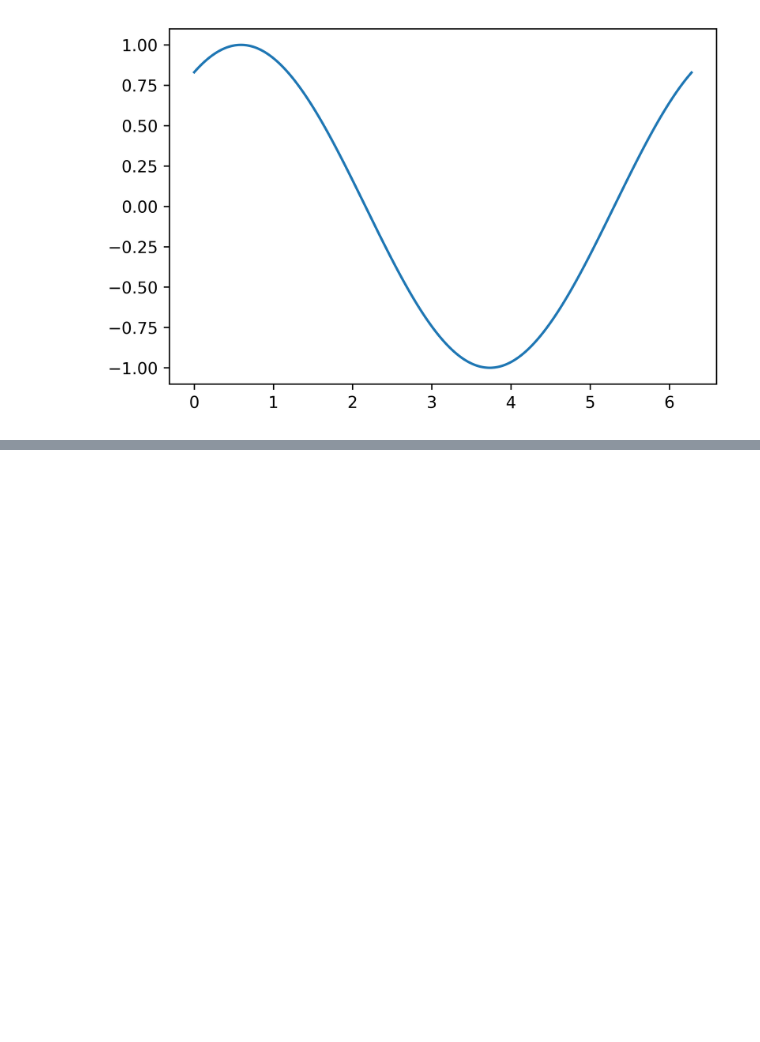
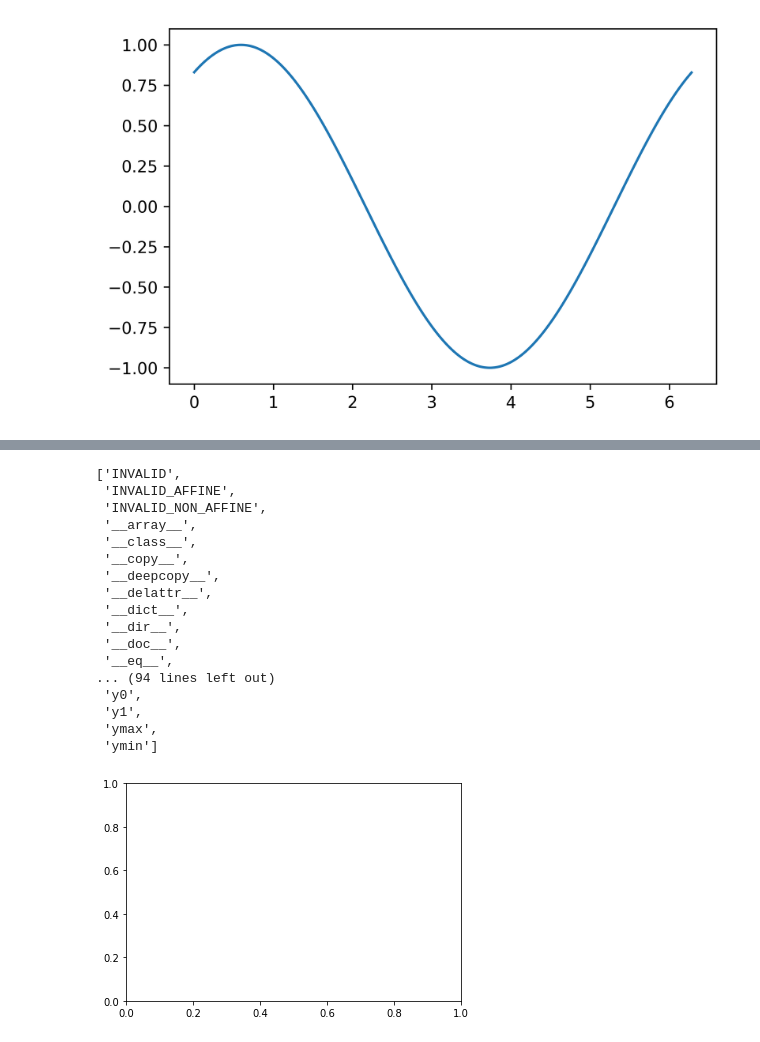
Before and after one commit to marinaguilera/rotational_diffusion_photophysics, a Jupyter notebook: snippets/plot_animation.ipynb, the cells around one changed output, grey strips where cells are left out. Cells and saved outputs as stored; diff of their text form; code cells hidden in the pictures; blank space fills up the shorter version.

```diff
--- a/snippets/plot_animation.ipynb
+++ b/snippets/plot_animation.ipynb
@@ -59,0 +57,24 @@ MovieWriter PillowWriter unavailable; using Pillow instead.
+# %%
+fig = plt.figure()
+ax = fig.add_subplot(111)
+a = ax.get_position()
+dir(a)
+# %% [output]
+['INVALID',
+ 'INVALID_AFFINE',
+ 'INVALID_NON_AFFINE',
+ '__array__',
+ '__class__',
+ '__copy__',
+ '__deepcopy__',
+ '__delattr__',
+ '__dict__',
+ '__dir__',
+ '__doc__',
+ '__eq__',
+... (94 lines left out)
+ 'y0',
+ 'y1',
+ 'ymax',
+ 'ymin']
+[figure, added]
```
Also changed, not shown: parts of 2 cells of this notebook, 3 other files.
